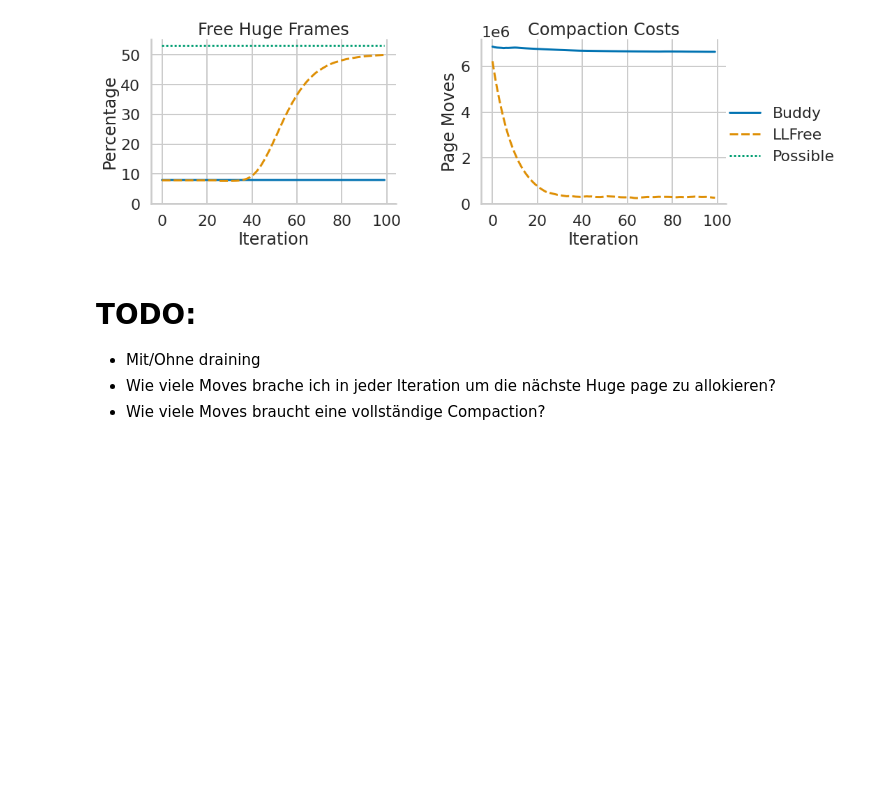
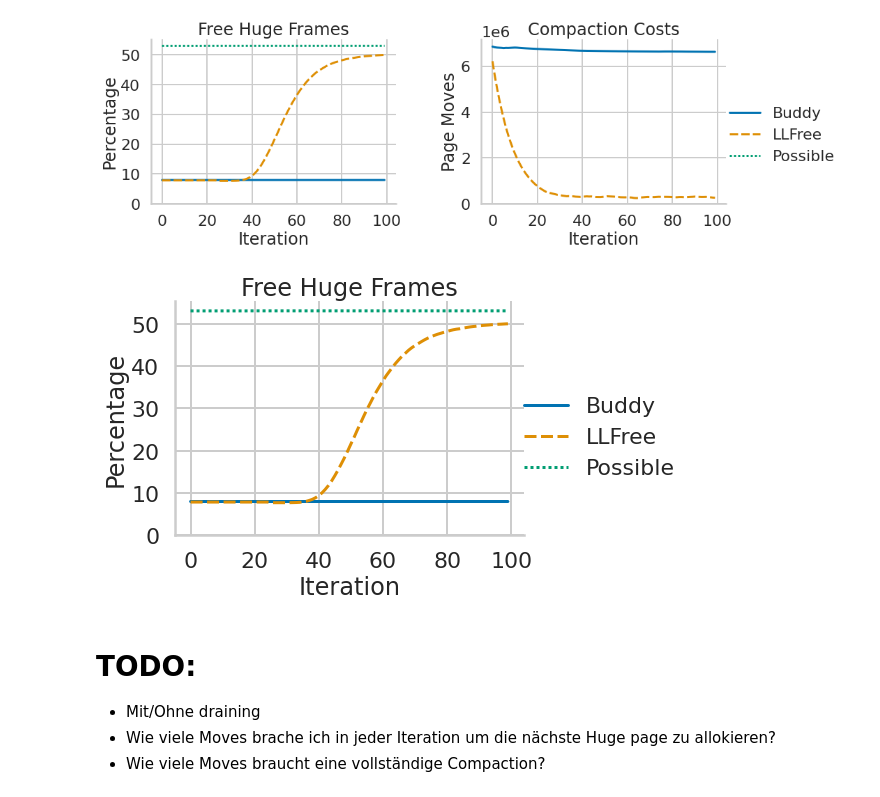
Before and after one commit to luhsra/llfree-bench, a Jupyter notebook: frag.ipynb, the cells around one changed output. Saved outputs shown, nothing was run; the diff lists cells and outputs as text; code cells hidden in the pictures; blank space fills up the shorter version.

```diff
--- a/frag.ipynb
+++ b/frag.ipynb
@@ -226,6 +226,24 @@ with sns.plotting_context("poster"):
 save_dref("frag", ["type", "alloc", "iter"], data)
 # %% [output]
 [figure]
+# %%
+# Combined
+with sns.plotting_context("poster"):
+    g = sns.FacetGrid(data[data["type"] == "Free Huge Frames"], col="type", sharey=False, height=5.2, aspect=1.3)
+    g.map_dataframe(sns.lineplot, x="iter", y="count",
+                    hue="alloc", style="alloc")
+    g.set_titles(col_template="{col_name}")
+    g.set(ylim=(0, None))
+    g.set_xlabels("Iteration")
+    g.set_ylabels("Percentage", clear_inner=False)
+    g.set(xticks=[x * 20 for x in range(6)])
+    g.set()
+    g.add_legend()
+    g.figure.subplots_adjust(wspace=0.35)
+    g.axes_dict["Free Huge Frames"].set(yticks=[10 * x for x in range(6)])
+    g.savefig("out/frag_huge.pdf")
+# %% [output]
+[figure, added]
 # %% [markdown]
 # TODO:
 
```
Also changed, not shown: parts of 1 cell of this notebook, 11 other files.
